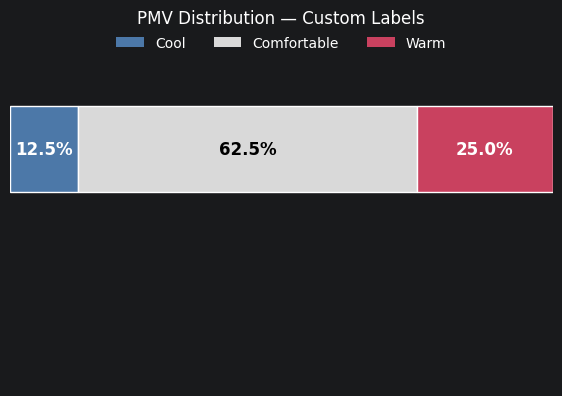
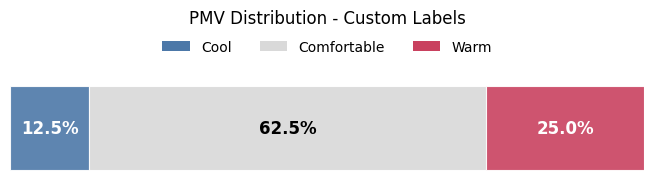
Unified diff of the notebook cell whose output changed from the first chart to the second:
--- before
+++ after
@@ -7,5 +7,8 @@
         colors=["#4c78a8", "#d9d9d9", "#c9415f"],
     )
-    .plot(title="PMV Distribution — Custom Labels")
+    .plot(
+        title="PMV Distribution - Custom Labels",
+        bar_kws={"alpha": 0.9, "linewidth": 0.8},
+    )
 )
 plt.show()

Commit: Improve SummaryPlot layout and bar customization